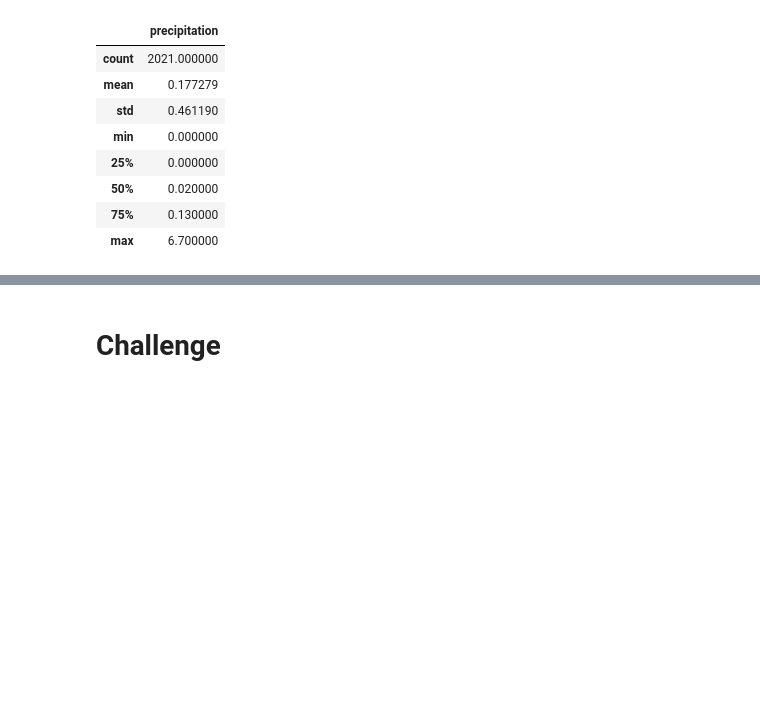
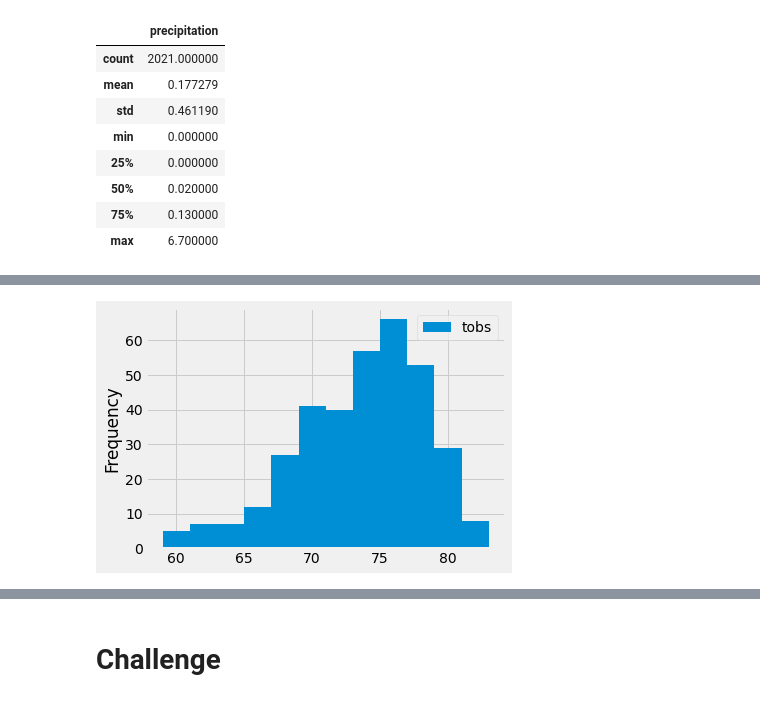
Before and after one commit to archinarula/surfs_up, a Jupyter notebook: climate_analysis.ipynb, the cells around one changed output, grey strips where cells are left out. Cells and saved outputs as stored; diff of their text form; code cells hidden in the pictures; blank space fills up the shorter version.

```diff
--- a/climate_analysis.ipynb
+++ b/climate_analysis.ipynb
@@ -147,0 +172,6 @@ df.describe()
+# %%
+# Choose the station with the highest number of temperature observations.
+results_temp = session.query(Measurement.tobs).\
+filter(Measurement.station == 'USC00519281').\
+filter(Measurement.date >= prev_year).all()
+print(results_temp)
@@ -147,0 +180,6 @@ df.describe()
+# %%
+#Create a Tempreture Dataframe
+
+temp_df=pd.DataFrame(results_temp,columns=['tobs'])
+temp_df.head()
+temp_df.tail()
@@ -148,3 +193,8 @@ df.describe()
 # %%
-# Choose the station with the highest number of temperature observations.
 # Query the last 12 months of temperature observation data for this station and plot the results as a histogram
+#CREATION OF  12 BINS
+
+temp_df.plot.hist(bins=12)
+plt.tight_layout()
+# %% [output]
+[figure, added]
```
Also changed, not shown: parts of 7 cells of this notebook.
